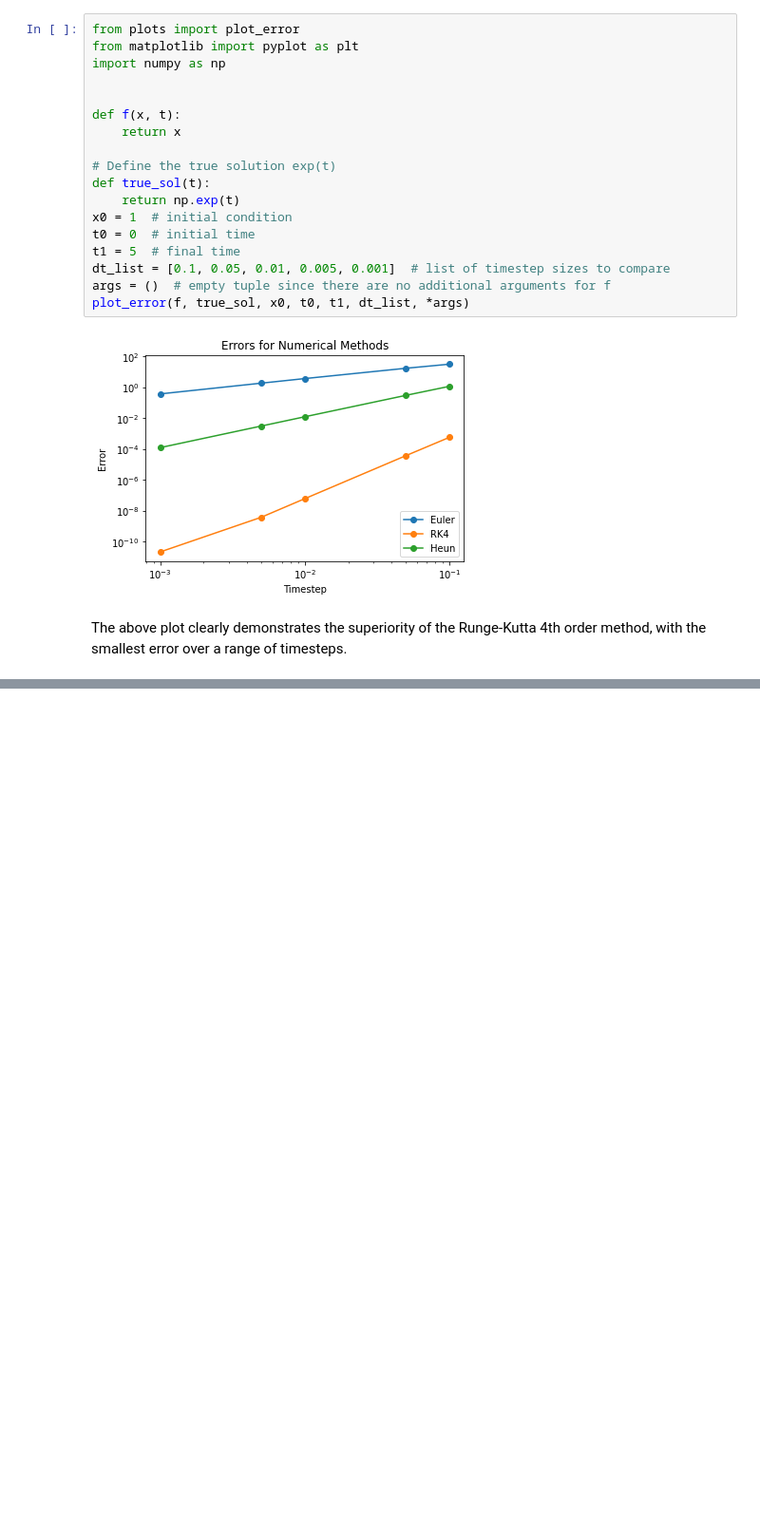
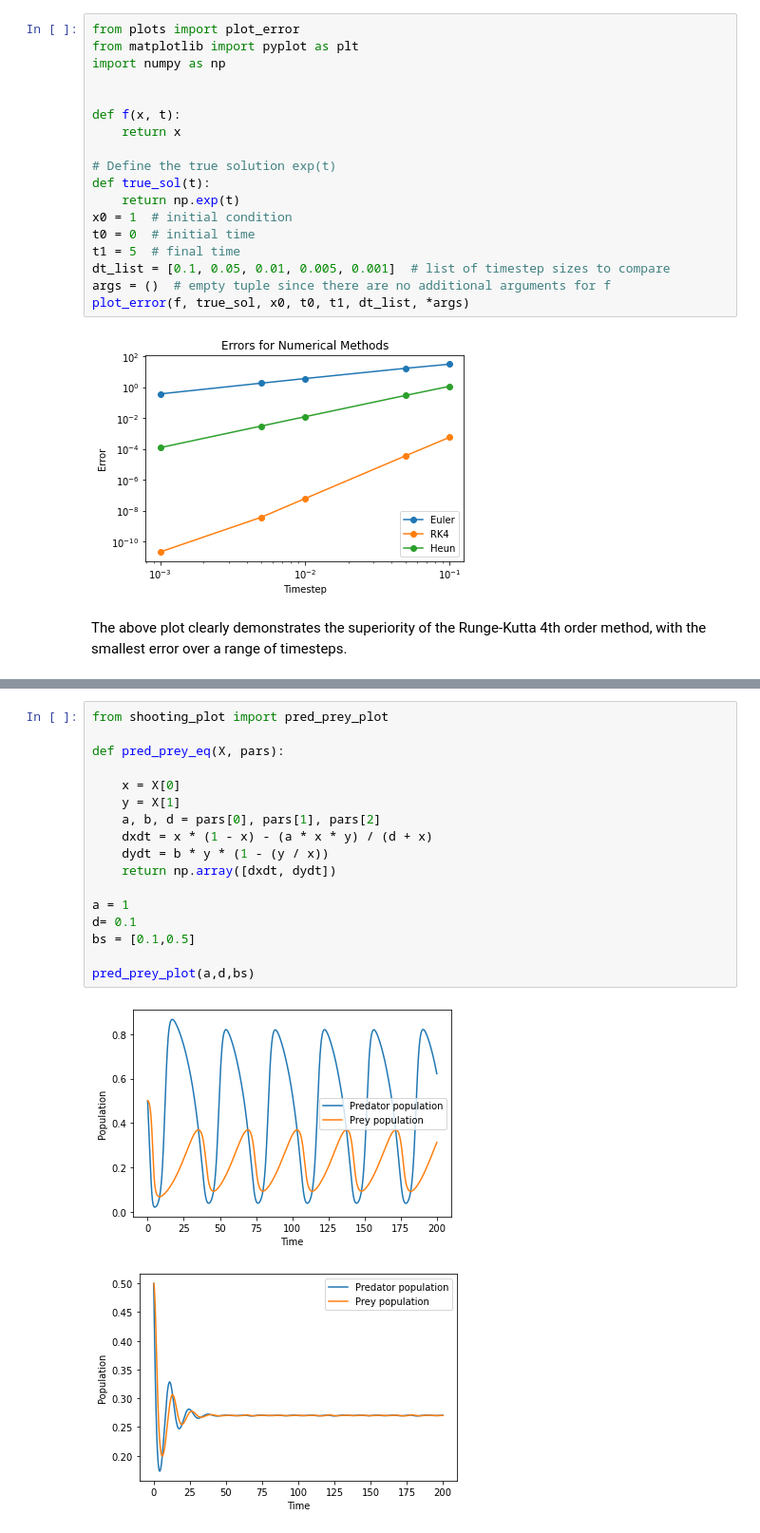
Before and after one commit to joesouber/EMAT30008, a Jupyter notebook: report.ipynb, the cells around one changed output, grey strips where cells are left out. Shown: that part at 95% size. Drawn from its saved outputs; the diff is of its cells as text; blank space fills up the shorter version.

Commit message:
shooting started

```diff
--- a/report.ipynb
+++ b/report.ipynb
@@ -149,0 +171,20 @@ The above plot clearly demonstrates the superiority of the Runge-Kutta 4th order
+# %%
+from shooting_plot import pred_prey_plot
+
+def pred_prey_eq(X, pars):
+
+    x = X[0]
+    y = X[1]
+    a, b, d = pars[0], pars[1], pars[2]
+    dxdt = x * (1 - x) - (a * x * y) / (d + x)
+    dydt = b * y * (1 - (y / x))
+    return np.array([dxdt, dydt])
+
+a = 1
+d= 0.1
+bs = [0.1,0.5]
+
+pred_prey_plot(a,d,bs)
+# %% [output]
+[figure, added]
+[figure, added]
```
Also changed, not shown: parts of 6 cells of this notebook.
